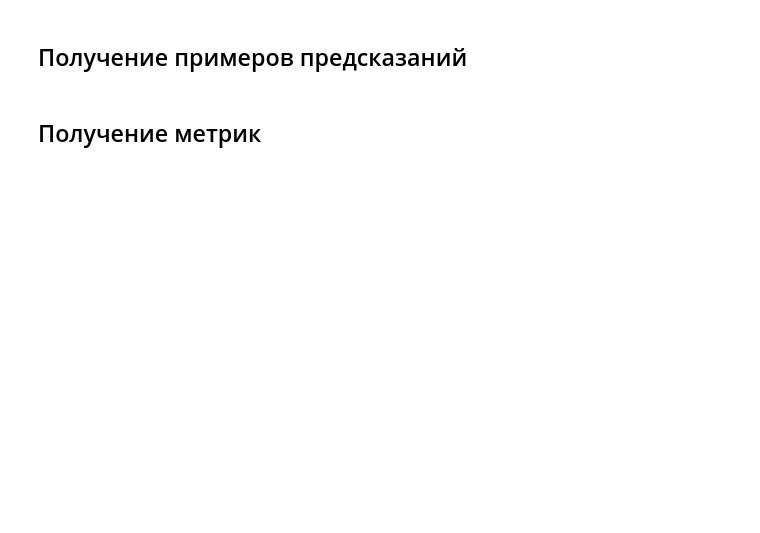
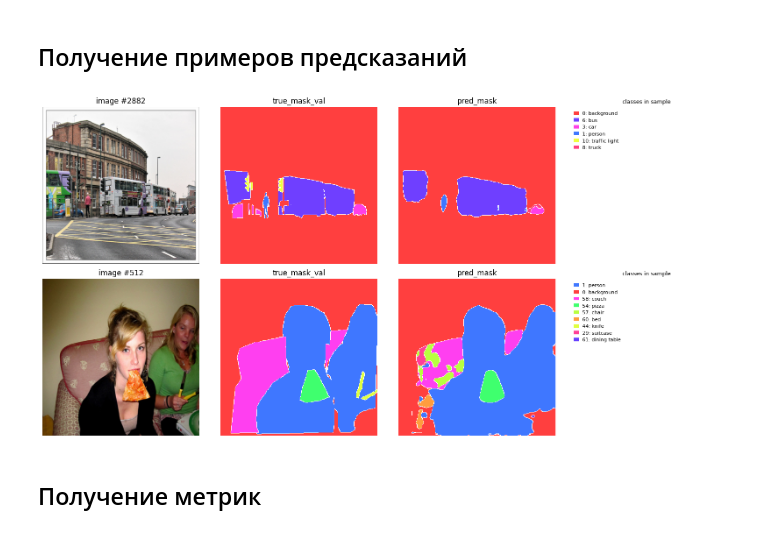
Before and after one commit to Tyumentseva/Unet-Inference-Acceleration-Project, a Jupyter notebook: notebooks/experiments/sparsification/sparsification.ipynb, the cells around one changed output. Saved outputs shown, nothing was run; the diff lists cells and outputs as text; code cells hidden in the pictures; blank space fills up the shorter version.

```diff
--- a/notebooks/experiments/sparsification/sparsification.ipynb
+++ b/notebooks/experiments/sparsification/sparsification.ipynb
@@ -400,7 +413,7 @@ def show_val_predictions_triplets(
     val_ds,
     device,
     n_samples: int = 4,
-    seed: int = 42,
+    seed: int = 47,
     ignore_index: int = IGNORE_INDEX,
     max_legend_classes: int = 10,
 ):
@@ -478,12 +491,14 @@ def show_val_predictions_triplets(
 # %%
 show_val_predictions_triplets(
     model=baseline,
     val_ds=val_ds,
     device=DEVICE,
-    n_samples=4,
-    seed=13,
+    n_samples=2,
+    # seed=13,
     ignore_index=IGNORE_INDEX,
 )
+# %% [output]
+[figure, added]
 # %% [markdown]
 ## Получение метрик
 # %%
```
Also changed, not shown: parts of 51 cells of this notebook, 6 other files.
